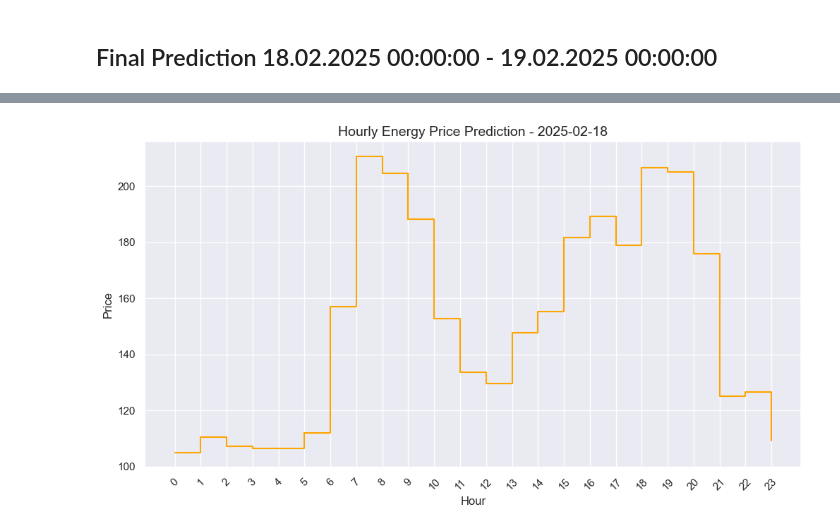
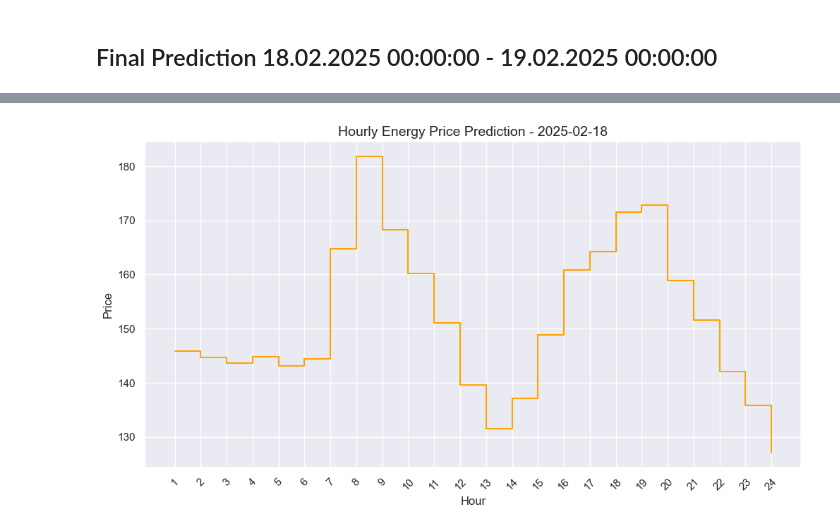
Before and after one commit to YukaNakamoto/LSDI-Project-, a Jupyter notebook: hand_in/notebook.ipynb, the cells around one changed output, grey strips where cells are left out. Drawn from its saved outputs; the diff is of its cells as text; code cells hidden in the pictures.

```diff
--- a/hand_in/notebook.ipynb
+++ b/hand_in/notebook.ipynb
@@ -631,6 +645,10 @@ Given these results, we selected XGBoost as our final model to predict the energ
 # %%
 start_date = '2025-02-18 00:00:00'
 end_date = '2025-02-18 23:00:00'
+
+update_e_price_data()
+update_e_mix_data()
+fetch_historical_weather()
 
 fill_up_e_prices(end_date)
 fill_up_energy_mix(end_date)
@@ -688,16 +706,31 @@ training_set = feature_df.loc[:start_date]
 prediction_set = feature_df.loc[start_date:end_date]
 
 # Prepare the training data for XGBoost.
-X_train = training_set[FINAL_FEATURES]
-y_train = training_set["Price"]
+X_train = training_set.iloc[:-30][FINAL_FEATURES]
+X_eval = training_set.iloc[-30:][FINAL_FEATURES]
+y_train = training_set.iloc[:-30]["Price"]
+y_eval= training_set.iloc[-30:]["Price"]
 X_predict = prediction_set[FINAL_FEATURES]
 
 # ------------------------- XGBoost Model -------------------------
 # Initialize the XGBoost model.
-xgb_model = XGBRegressor()
+
+BEST_PARAMAS = {
+    "base_score":0.8431997016636286,
+    "colsample_bylevel":0.5853713416705557,
+    "early_stopping_rounds":60,
+    "gamma":0.7345661820305603,
+    "learning_rate":0.027037076338456208,
+    "max_delta_step":10,
+    "max_depth":41,
+    "min_child_weight":10,
+    "n_estimators":717,
+    "subsample":0.555437341190683,
+}
+xgb_model = XGBRegressor(**BEST_PARAMAS)
 
 # Fit the XGBoost model and make predictions.
-xgb_model.fit(X_train, y_train)
+xgb_model.fit(X_train, y_train, eval_set=[(X_eval, y_eval)], verbose=False)
 xgb_forecast = xgb_model.predict(X_predict)
 
 # Prepare the forecast dataframe.
@@ -705,15 +738,13 @@ xgb_forecast_df = pd.DataFrame({
     "Hour": prediction_set.index,
     "Germany/Luxembourg in €/MWh": xgb_forecast
 })
-xgb_forecast_df.set_index("Hour", inplace=True)
+xgb_forecast_df.reset_index(drop=True, inplace=True)
+xgb_forecast_df.index = xgb_forecast_df.index + 1
 plot_final_prediction(xgb_forecast_df, start_date)
 
 data_directory = os.path.join('data_science_challenge', 'data')
 exampleDate = '2024-02-18'
 output_dir=os.path.join(data_directory, exampleDate, "prediction.csv")
 
-xgb_forecast_df.reset_index(drop=True, inplace=True)
-xgb_forecast_df.index = xgb_forecast_df.index + 1
-
 xgb_forecast_df.to_csv(output_dir, index=True, mode="w", index_label="Hour")
 # %% [output]
@@ -737,4 +758,4 @@ Timestamp
-[figure, old version]
+[figure, new version]
 # %% [markdown]
 ### 6. Conclusion
 
```
Also changed, not shown: parts of 14 cells of this notebook, 17 other files.
